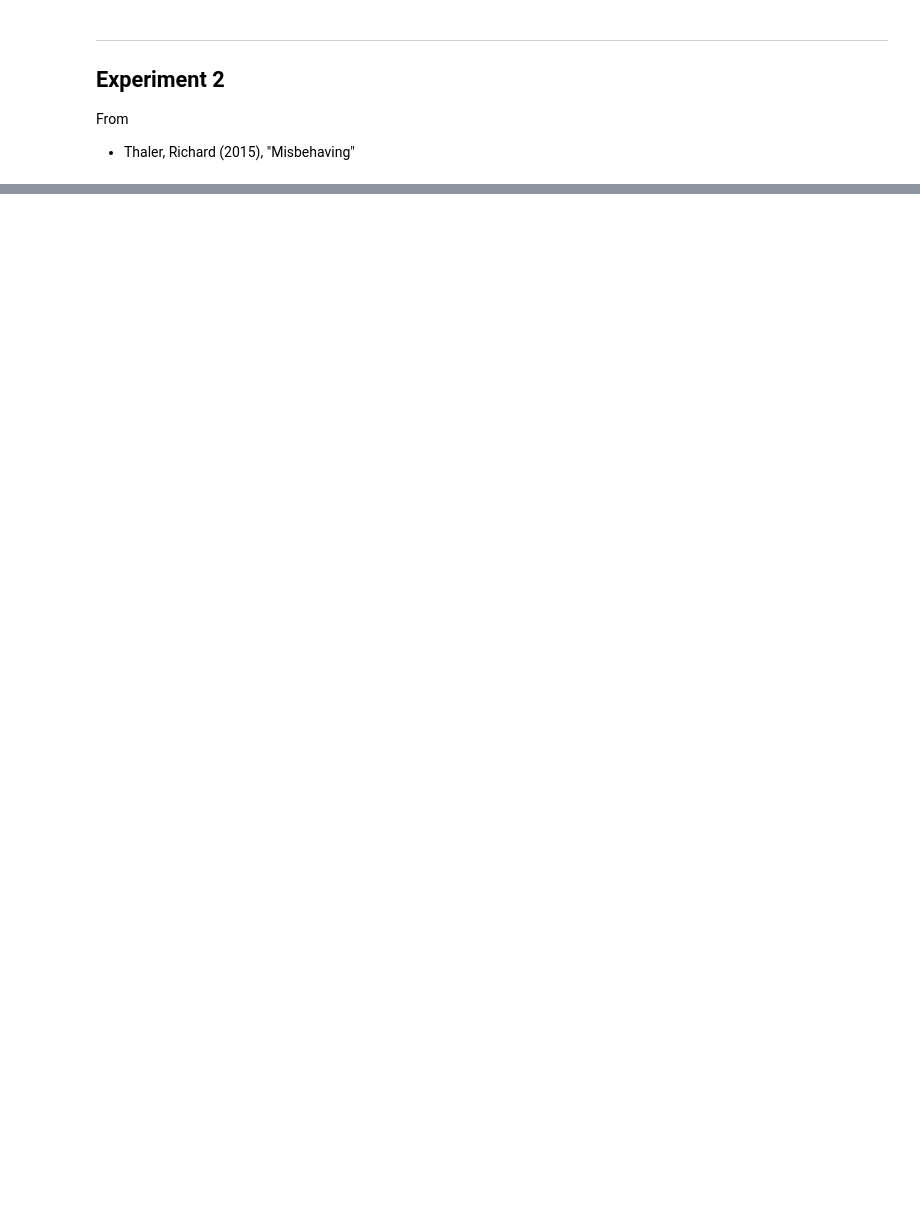
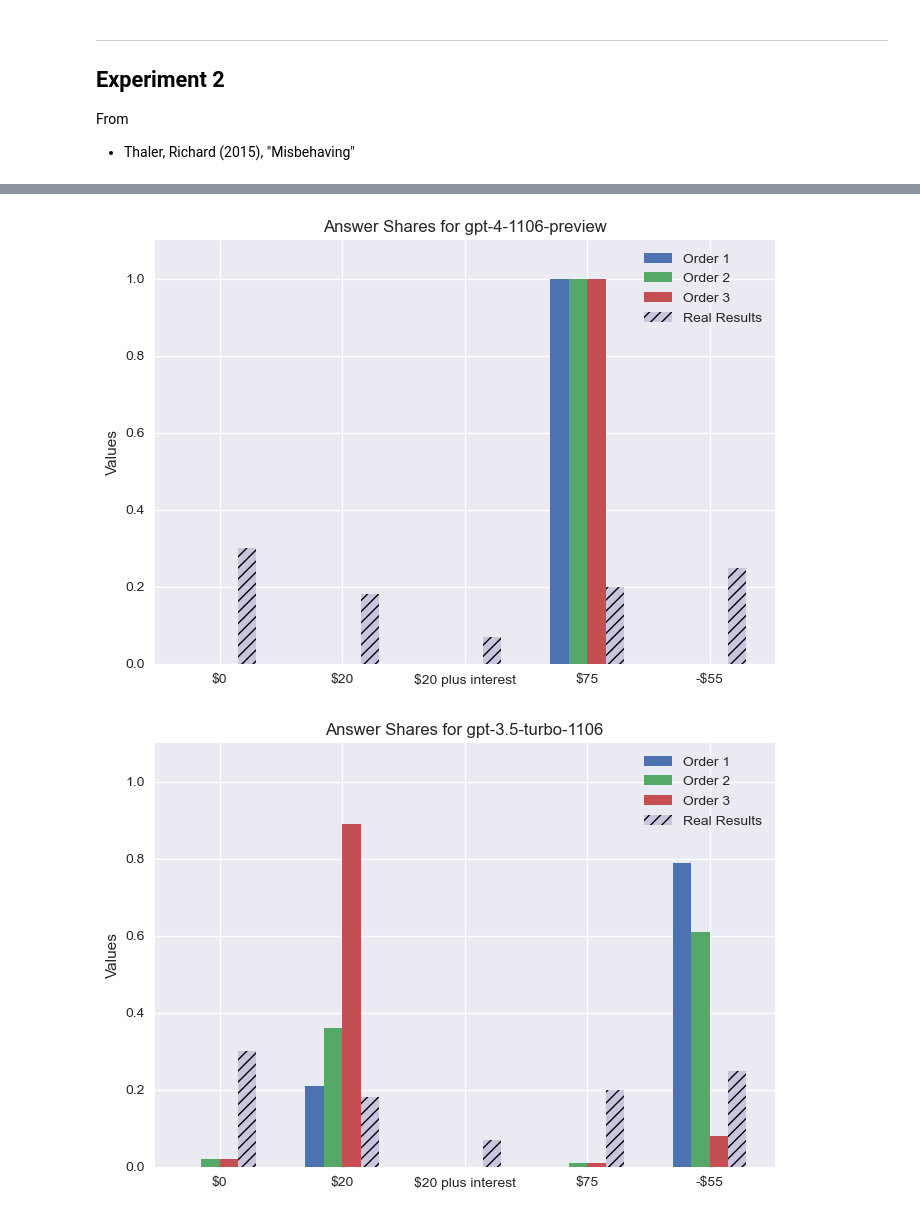
Before and after one commit to MariusDSPM/Data-Science-Project, a Jupyter notebook: Sunk Cost Fallacy.ipynb, the cells around one changed output, grey strips where cells are left out. Drawn from its saved outputs; the diff is of its cells as text; code cells hidden in the pictures; blank space fills up the shorter version.

```diff
--- a/Sunk Cost Fallacy.ipynb
+++ b/Sunk Cost Fallacy.ipynb
@@ -286,0 +209,5 @@ GPT-4 Turbo consistently selects answer "$75, what I could get if I sold the bot
+# %%
+columns = ['Model', 'Prompt', '$0', '$20', '$20 plus interest', '$75', '-$55']
+
+df = pd.DataFrame(results_list, columns=columns)
+df
@@ -286,0 +224,14 @@ GPT-4 Turbo consistently selects answer "$75, what I could get if I sold the bot
+# %%
+# Add results from the real experiment
+real_experiment_results = {
+    'Model': ['Real Experiment'],
+    'Prompt': [np.nan],
+    '$0': [0.30],
+    '$20': [0.18],
+    '$20 plus interest': [0.07],
+    '$75': [0.20],
+    '-$55': [0.25]
+}
+
+real_df = pd.DataFrame(real_experiment_results)
+df = pd.concat([df, real_df], ignore_index=True)
@@ -286,0 +249,58 @@ GPT-4 Turbo consistently selects answer "$75, what I could get if I sold the bot
+# %%
+# Get unique models
+models = df['Model'].unique()
+
+# Set the width of the bars
+bar_width = 0.15
+
+# Define bar positions for different categories
+bar_positions = np.arange(len(df.columns[2:]))
+
+# Iterate over each model to create individual bar plots
+for model in models:
+    plt.figure()
+
+    # Get unique prompts for the current model
+    prompts = df[df['Model'] == model]['Prompt'].unique()
+
+    # Iterate over prompts to plot bars for each category
+    for i, prompt in enumerate(prompts):
+        subset = df[(df['Model'] == model) & (df['Prompt'] == prompt)]
+
+        # Check if the subset is not empty before accessing values
+        if not subset.empty:
+            plt.bar(
+                bar_positions + (i * bar_width),
+                subset.iloc[0, 2:].values,
+                width=bar_width,
+                label=f'Order {i + 1}'
+            )
+
+    # Add bars for real experiment results with reduced opacity
+    real_experiment_subset = df[df['Model'] == 'Real Experiment']
+
+    # Check if the subset is not empty before accessing values
+    if not real_experiment_subset.empty:
+        plt.bar(
+            bar_positions + (len(prompts) * bar_width),
+            real_experiment_subset.iloc[0, 2:].values,
+            width=bar_width,
+            label='Real Results',
+            alpha=0.3,
+            hatch='///'
+        )
+
+    # Customize plot details
+    plt.title(f'Answer Shares for {model}')
+    plt.ylabel('Values')
+    plt.xticks(bar_positions + ((len(prompts)) / 2 * bar_width), ['$0', '$20', '$20 plus interest', '$75', '-$55'],
+               fontsize=10)
+    plt.ylim(0, 1.1)
+    plt.legend()
+    plt.grid(True)
+
+# Show all plots
+plt.show()
+# %% [output]
+[figure, added]
+[figure, added]
```
Also changed, not shown: parts of 66 cells of this notebook, 2 other files.
